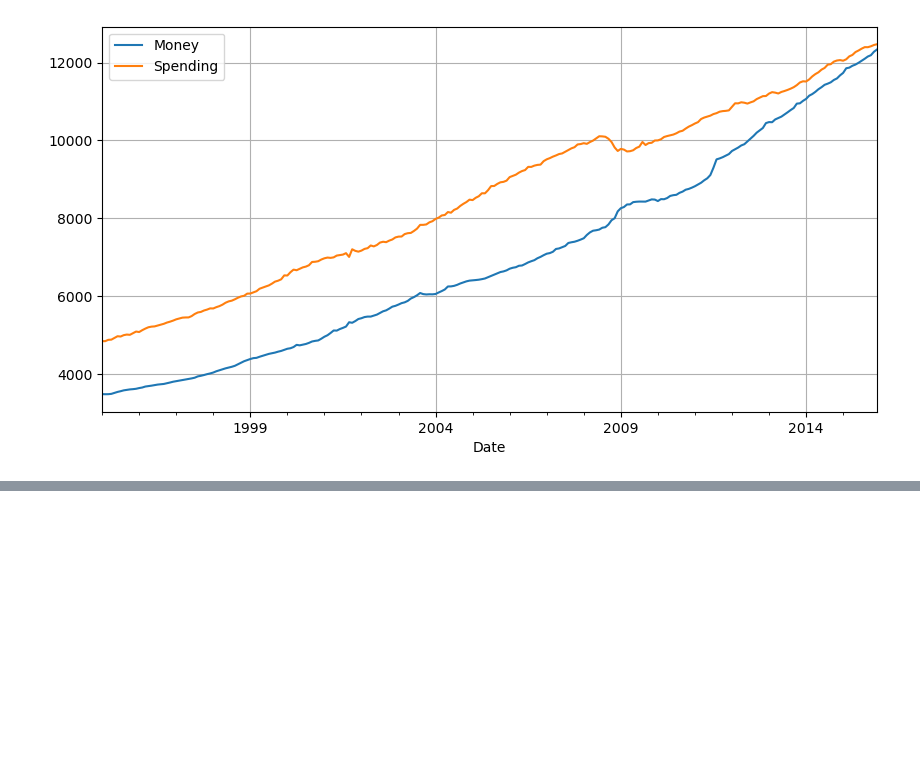
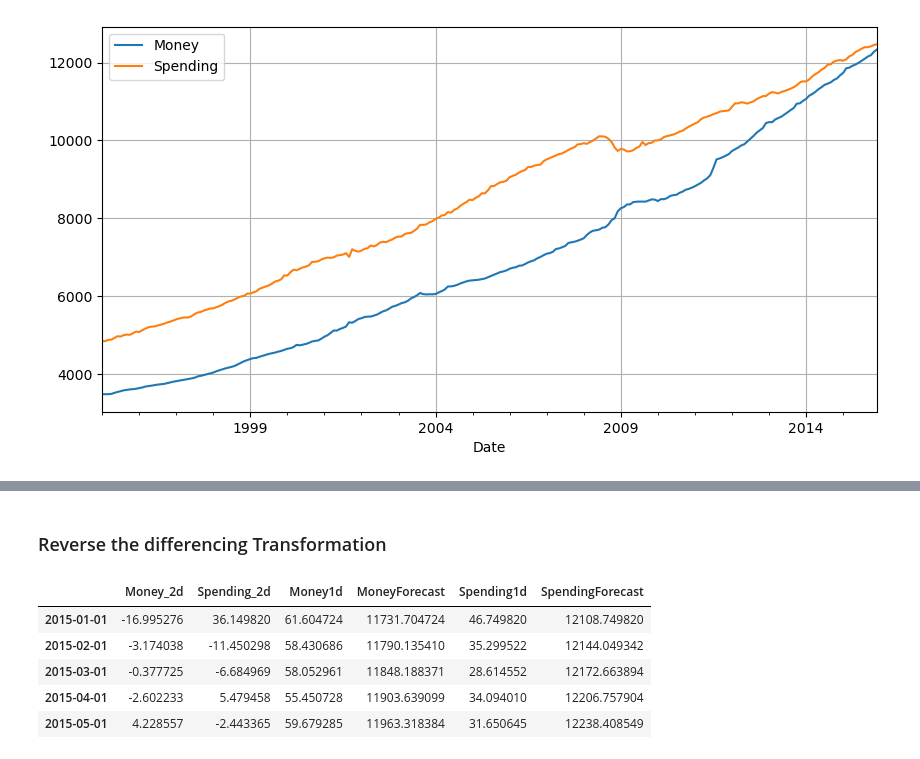
Before and after one commit to Shiska07/Data-Science-and-Machine-Learning, a Jupyter notebook: Time-Series-Analysis/Vector AutoRegression (VAR) Model.ipynb, the cells around one changed output, grey strips where cells are left out. Cells and saved outputs as stored; diff of their text form; code cells hidden in the pictures; blank space fills up the shorter version.

```diff
--- a/Time-Series-Analysis/Vector AutoRegression (VAR) Model.ipynb
+++ b/Time-Series-Analysis/Vector AutoRegression (VAR) Model.ipynb
@@ -217,0 +303,3 @@ Both columns are stationary after being differentia
+# %%
+# z is a numpy array so we need to convert it to a df first
+idx = pd.date_range('2015-01-01', periods=12, freq='MS')   # create index corres to test set for df
@@ -217,0 +323,2 @@ Both columns are stationary after being differentia
+# %% [markdown]
+### Reverse the differencing Transformation
@@ -217,0 +345,9 @@ Both columns are stationary after being differentia
+# %%
+df_forecast.head()
+# %% [output]
+|  | Money_2d | Spending_2d | Money1d | MoneyForecast | Spending1d | SpendingForecast |
+| 2015-01-01 | -16.995276 | 36.149820 | 61.604724 | 11731.704724 | 46.749820 | 12108.749820 |
+| 2015-02-01 | -3.174038 | -11.450298 | 58.430686 | 11790.135410 | 35.299522 | 12144.049342 |
+| 2015-03-01 | -0.377725 | -6.684969 | 58.052961 | 11848.188371 | 28.614552 | 12172.663894 |
+| 2015-04-01 | -2.602233 | 5.479458 | 55.450728 | 11903.639099 | 34.094010 | 12206.757904 |
+| 2015-05-01 | 4.228557 | -2.443365 | 59.679285 | 11963.318384 | 31.650645 | 12238.408549 |
```
Also changed, not shown: parts of 42 cells of this notebook.
